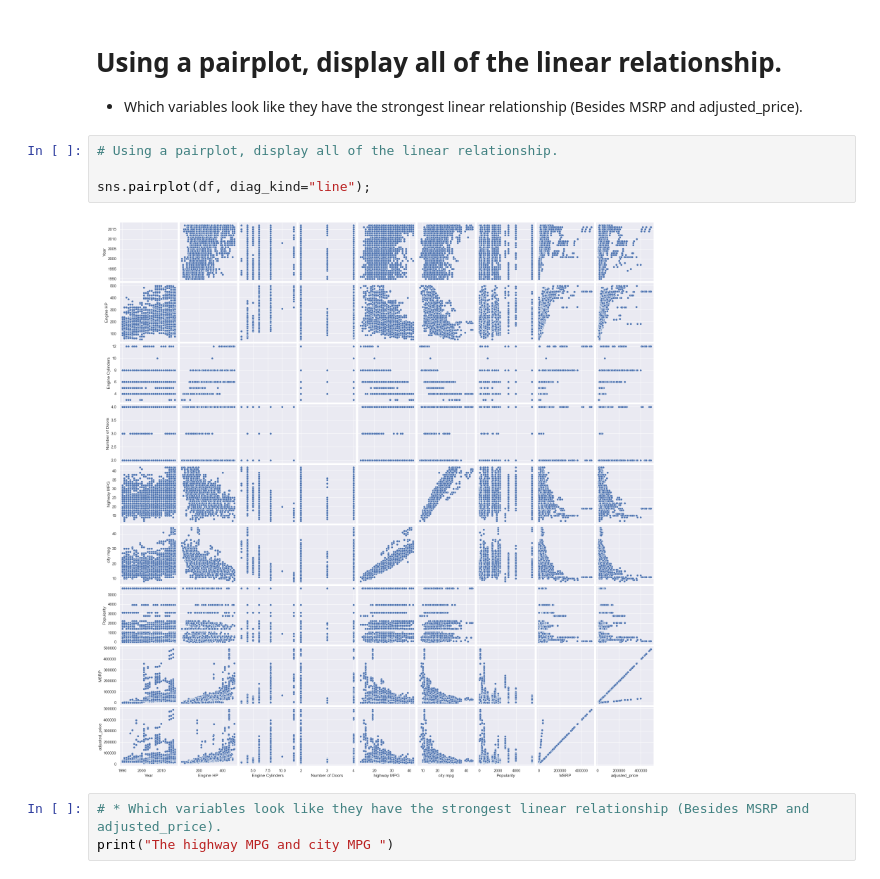
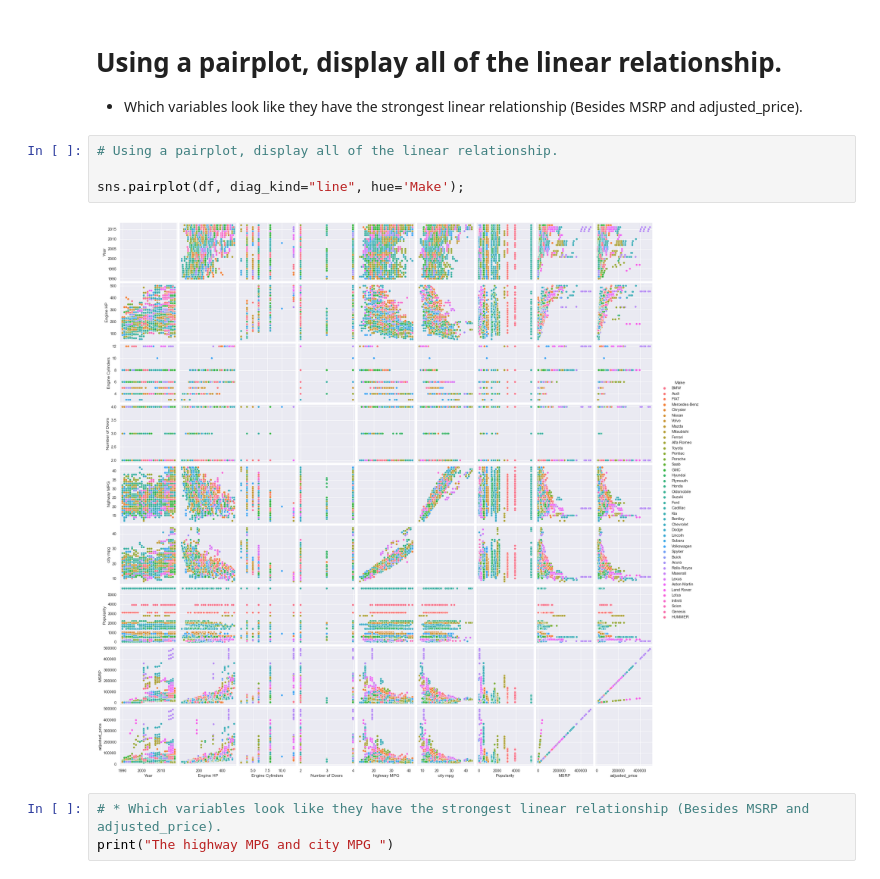
Before and after one commit to Rustamova00/2022-fall-data-science, a Jupyter notebook: Week-02-EDA/Exercise-EDA.ipynb, the cells around one changed output. Saved outputs shown, nothing was run; the diff lists cells and outputs as text.

```diff
--- a/Week-02-EDA/Exercise-EDA.ipynb
+++ b/Week-02-EDA/Exercise-EDA.ipynb
@@ -392,9 +392,9 @@ As the Engine HP grows the highway MPG lowers.
 # %%
 # Using a pairplot, display all of the linear relationship.
 
-sns.pairplot(df, diag_kind="line");
+sns.pairplot(df, diag_kind="line", hue='Make');
 # %% [output]
-[figure, old version]
+[figure, new version]
 # %%
 # * Which variables look like they have the strongest linear relationship (Besides MSRP and adjusted_price).
 print("The highway MPG and city MPG ")
```
Also changed, not shown: parts of 5 cells of this notebook.
